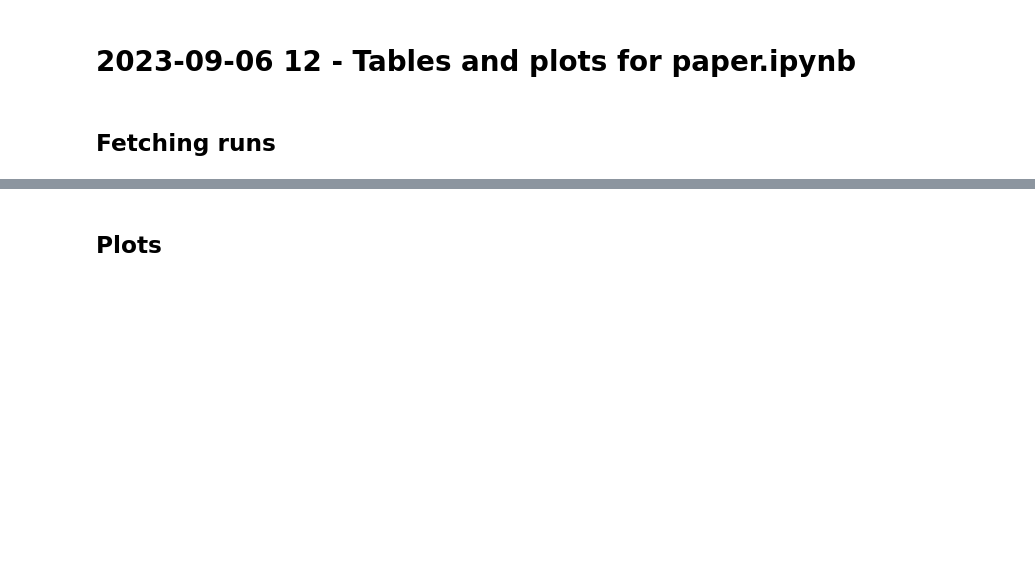
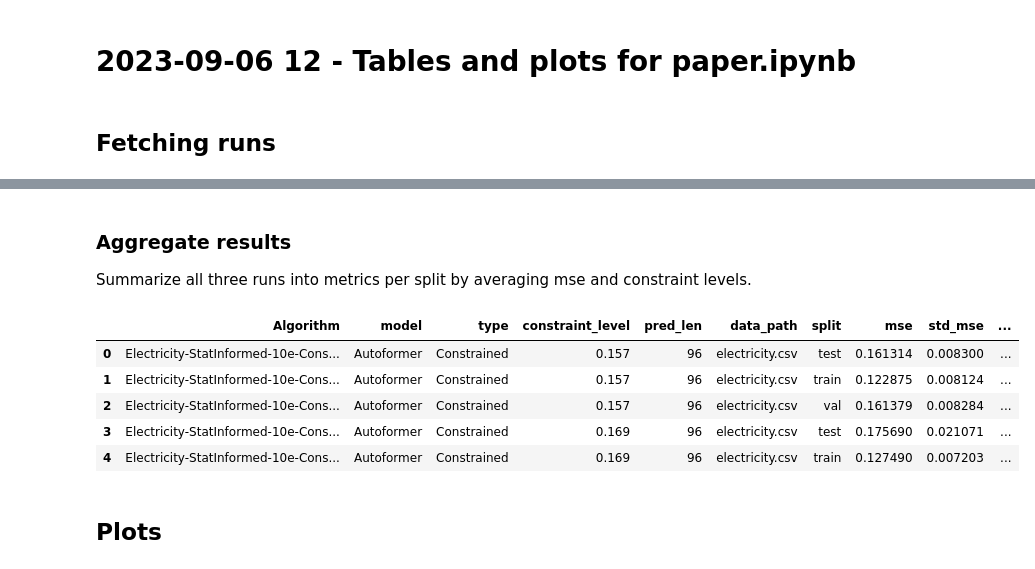
Before and after one commit to thuml/Autoformer, a Jupyter notebook: 2023-09-06 12 - Tables and plots for paper.ipynb, the cells around one changed output, grey strips where cells are left out. Cells and saved outputs as stored; diff of their text form; code cells hidden in the pictures; blank space fills up the shorter version.

```diff
--- a/2023-09-06 12 - Tables and plots for paper.ipynb
+++ b/2023-09-06 12 - Tables and plots for paper.ipynb
@@ -91,3 +173,26 @@ df[['run_id',"sweep_id",'Algorithm','model','constraint_level','pred_len','epoch
+# %% [markdown]
+### Aggregate results
+Summarize all three runs into metrics per split by averaging mse and constraint levels.
+# %%
+# Calculate mean and std for mse and constraint_violation. Rename them mean_{metric} and std_{metric
+summary_metrics = df_to_plot.groupby([
+    "Algorithm", #Harmless carryover col for legacy purposes (verified the counts are the same)
+    "model",'type',"constraint_level","pred_len","data_path",
+    "split"
+    ])['mse','constraint_violation','run_id'].aggregate(
+        mse=('mse','mean'),
+        std_mse=('mse','std'),
+        mcv=('constraint_violation','mean'),
+        std_mcv=('constraint_violation','std'),
+        run_count=('run_id','nunique')).reset_index()
+summary_metrics.head()
+# %% [output]
+|  | Algorithm | model | type | constraint_level | pred_len | data_path | split | mse | std_mse | ... |
+| 0 | Electricity-StatInformed-10e-Cons... | Autoformer | Constrained | 0.157 | 96 | electricity.csv | test | 0.161314 | 0.008300 | ... |
+| 1 | Electricity-StatInformed-10e-Cons... | Autoformer | Constrained | 0.157 | 96 | electricity.csv | train | 0.122875 | 0.008124 | ... |
+| 2 | Electricity-StatInformed-10e-Cons... | Autoformer | Constrained | 0.157 | 96 | electricity.csv | val | 0.161379 | 0.008284 | ... |
+| 3 | Electricity-StatInformed-10e-Cons... | Autoformer | Constrained | 0.169 | 96 | electricity.csv | test | 0.175690 | 0.021071 | ... |
+| 4 | Electricity-StatInformed-10e-Cons... | Autoformer | Constrained | 0.169 | 96 | electricity.csv | train | 0.127490 | 0.007203 | ... |
 # %% [markdown]
 ## Plots
 # %% [markdown]
```
Also changed, not shown: parts of 13 cells of this notebook, 1 other file.
